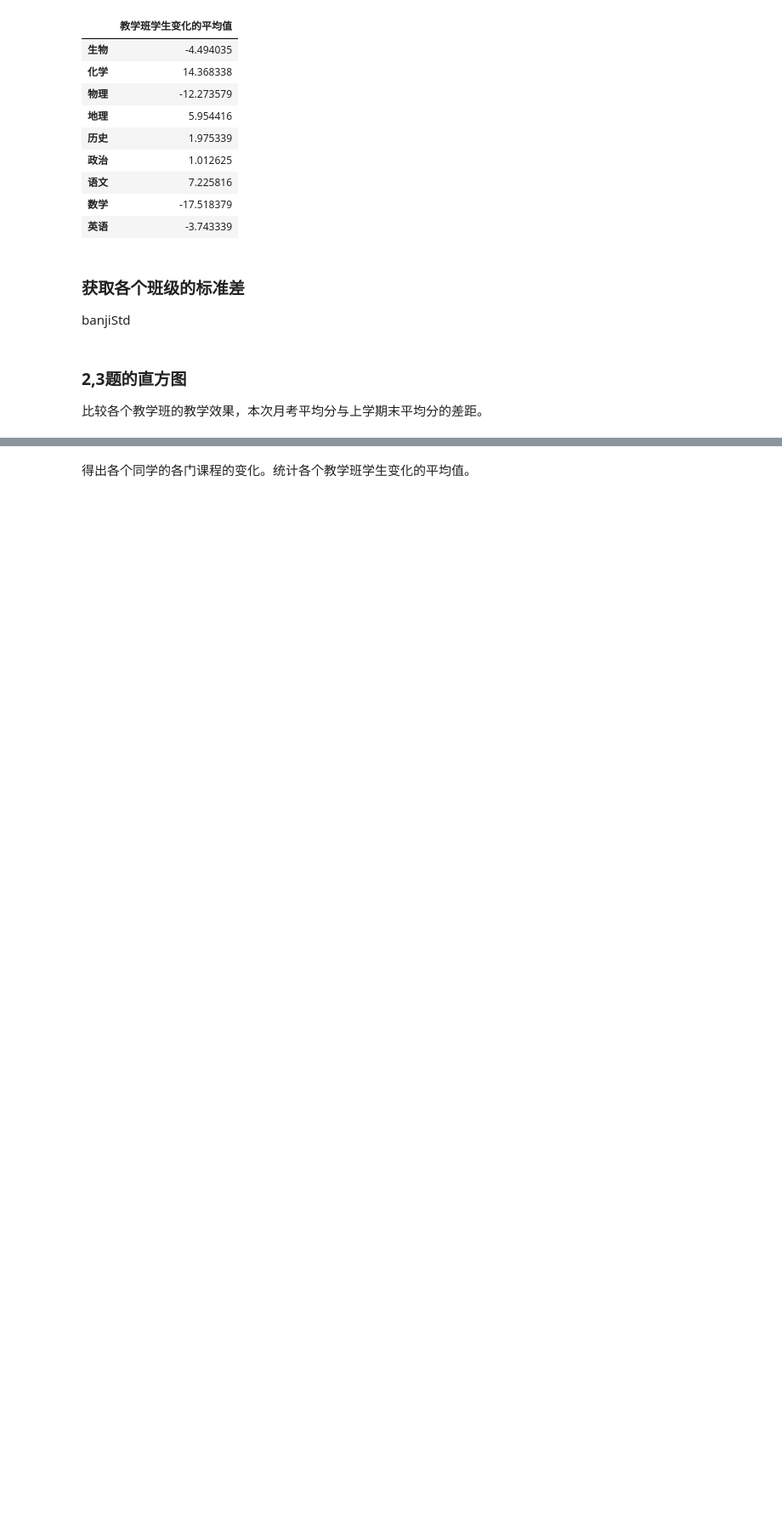
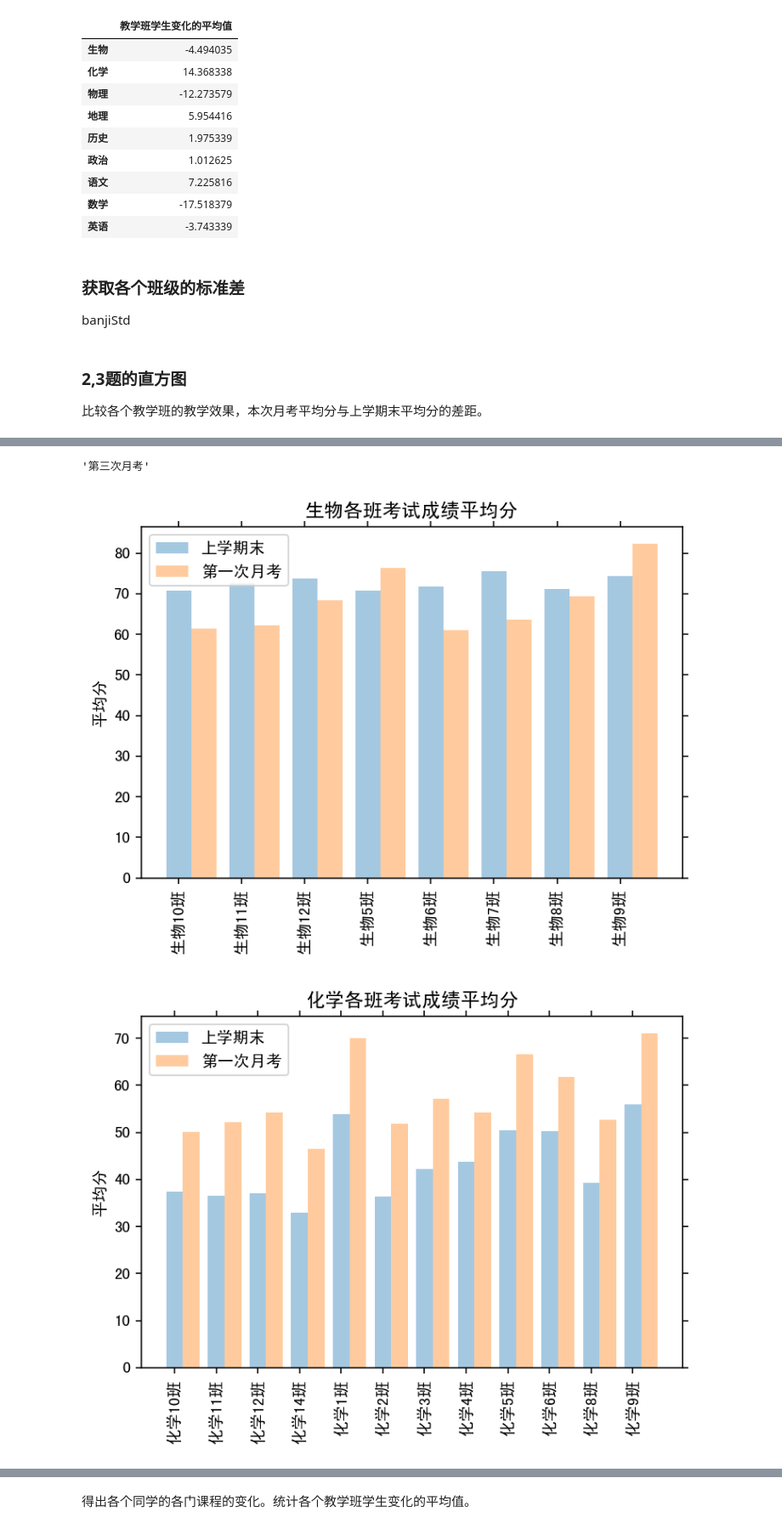
Before and after one commit to HansKing98/Data-Analysis, a Jupyter notebook: l1 成绩分析/高考3+3模式成绩分析.ipynb, the cells around one changed output, grey strips where cells are left out. Shown at 85% size. Cells and saved outputs as stored; diff of their text form; code cells hidden in the pictures; blank space fills up the shorter version.

```diff
--- a/l1 成绩分析/高考3+3模式成绩分析.ipynb
+++ b/l1 成绩分析/高考3+3模式成绩分析.ipynb
@@ -13,6 +13,7 @@ import pandas as pd
 import openpyxl
 import numpy as np
 import matplotlib.pyplot as plt
+plt.rcParams['figure.dpi'] = 144 #分辨率
 # %%
 IO = '月考成绩.xlsx'
 
@@ -20,6 +21,7 @@ wb = openpyxl.load_workbook(IO)
 sheets = wb.get_sheet_names()
 # df0 上学期末
 # df1 第一次月考
+times = ['上学期末','第一次月考','第二次月考','第三次月考']
 df0 = pd.read_excel(io=IO,sheet_name=sheets[0])
 df1 = pd.read_excel(io=IO,sheet_name=sheets[1])
 # %%
@@ -160,0 +151,4 @@ pltHist(banjiVary,'平均分的差距（变化）',10)
+# %%
+times[3]
+# %% [output]
+'第三次月考'
@@ -160,0 +175,5 @@ pltHist(banjiVary,'平均分的差距（变化）',10)
+# %%
+pltBar([banjiAve0,banjiAve1],times, title='平均分')
+# %% [output]
+[figure, added]
+[figure, added]
```
Also changed, not shown: parts of 17 cells of this notebook.
